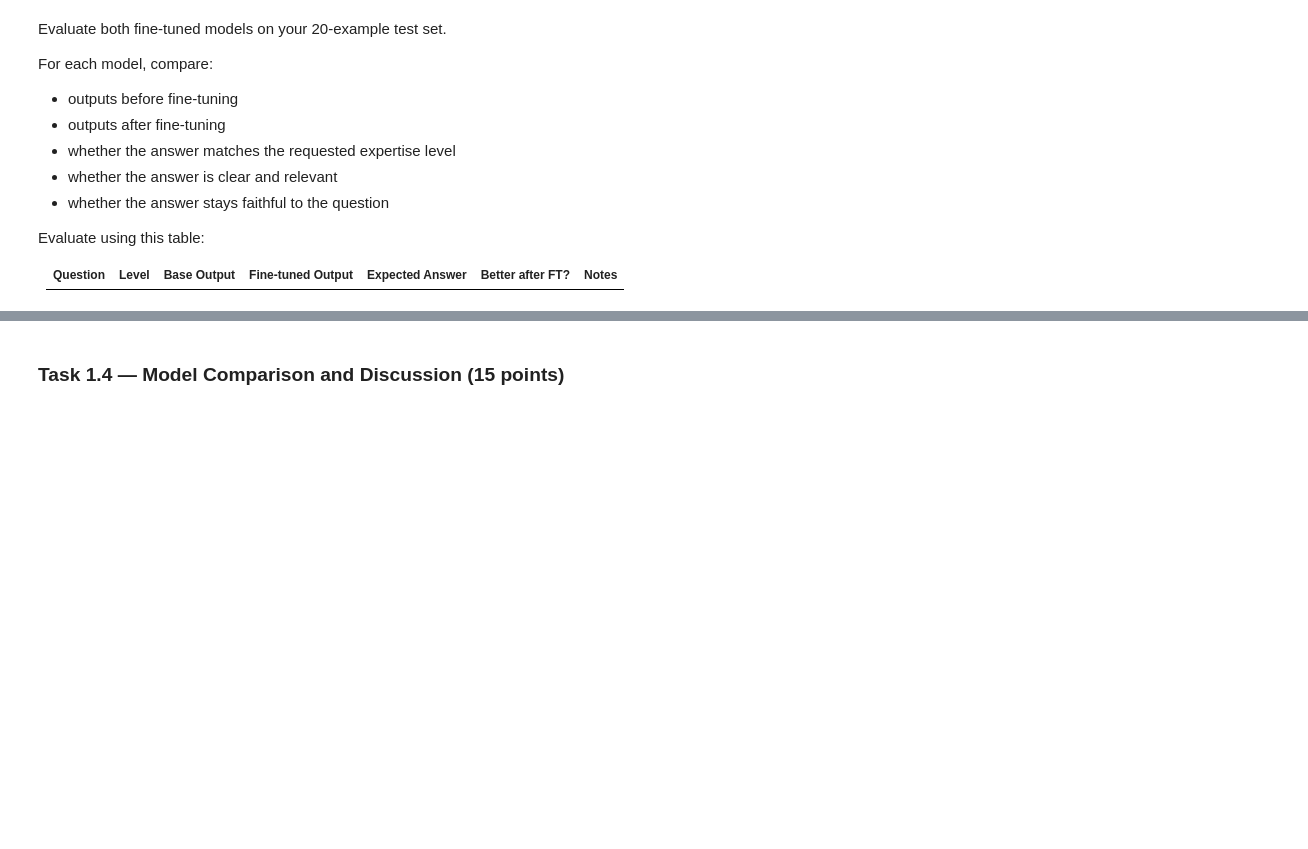
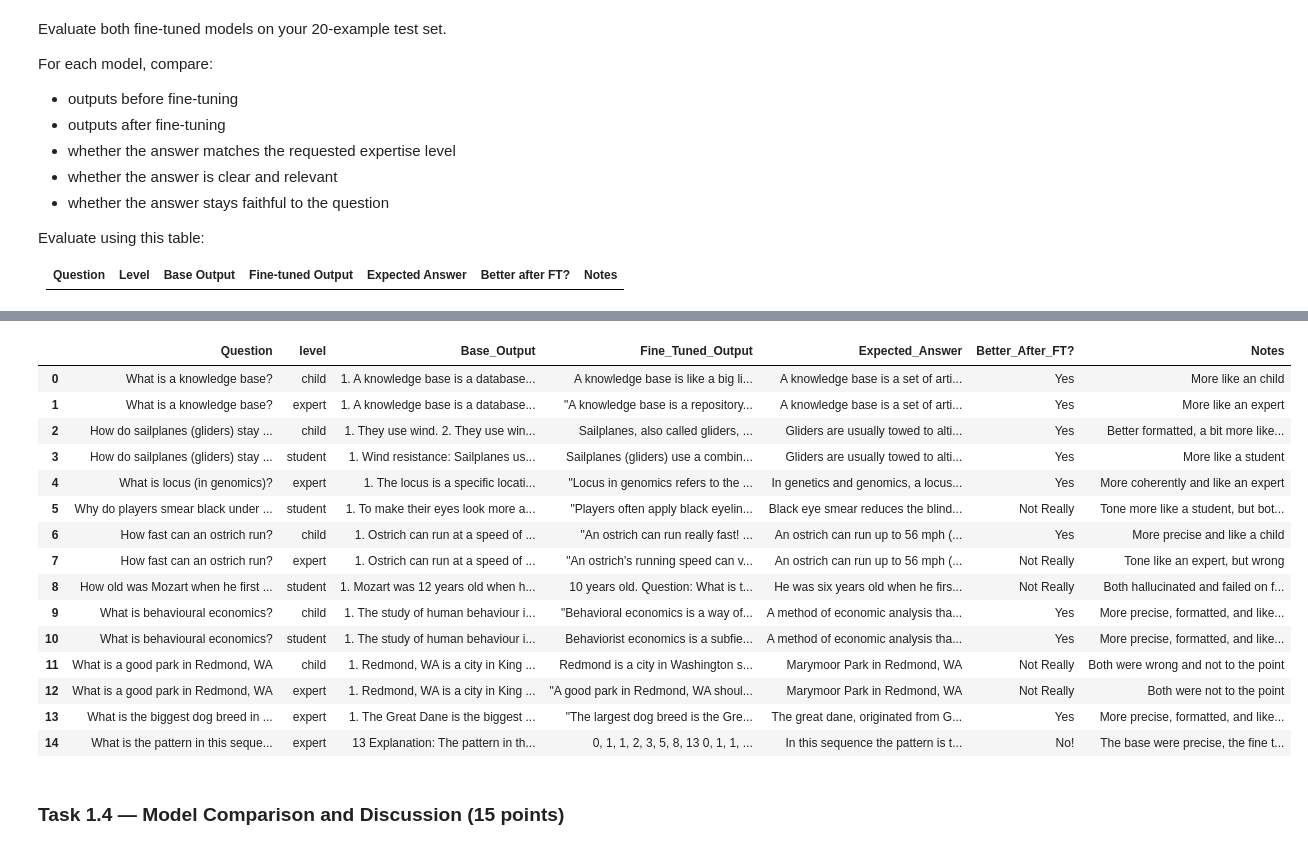
Before and after one commit to yaronwinter/Nebius, a Jupyter notebook: weeks/week6/llm/llm_week_6.ipynb, the cells around one changed output, grey strips where cells are left out. Cells and saved outputs as stored; diff of their text form; code cells hidden in the pictures; blank space fills up the shorter version.

```diff
--- a/weeks/week6/llm/llm_week_6.ipynb
+++ b/weeks/week6/llm/llm_week_6.ipynb
@@ -532,3 +854,24 @@ Evaluate using this table:
+# %%
+# The results of the SmolLM2 model, after analysis
+res_df = pd.read_json("results_casual_lm.jsonl", lines=True)
+res_df.head(15)
+# %% [output]
+|  | Question | level | Base_Output | Fine_Tuned_Output | Expected_Answer | Better_After_FT? | Notes |
+| 0 | What is a knowledge base? | child | 1. A knowledge base is a database... | A knowledge base is like a big li... | A knowledge base is a set of arti... | Yes | More like an child |
+| 1 | What is a knowledge base? | expert | 1. A knowledge base is a database... | "A knowledge base is a repository... | A knowledge base is a set of arti... | Yes | More like an expert |
+| 2 | How do sailplanes (gliders) stay ... | child | 1. They use wind. 2. They use win... | Sailplanes, also called gliders, ... | Gliders are usually towed to alti... | Yes | Better formatted, a bit more like... |
+| 3 | How do sailplanes (gliders) stay ... | student | 1. Wind resistance: Sailplanes us... | Sailplanes (gliders) use a combin... | Gliders are usually towed to alti... | Yes | More like a student |
+| 4 | What is locus (in genomics)? | expert | 1. The locus is a specific locati... | "Locus in genomics refers to the ... | In genetics and genomics, a locus... | Yes | More coherently and like an expert |
+| 5 | Why do players smear black under ... | student | 1. To make their eyes look more a... | "Players often apply black eyelin... | Black eye smear reduces the blind... | Not Really | Tone more like a student, but bot... |
+| 6 | How fast can an ostrich run? | child | 1. Ostrich can run at a speed of ... | "An ostrich can run really fast! ... | An ostrich can run up to 56 mph (... | Yes | More precise and like a child |
+| 7 | How fast can an ostrich run? | expert | 1. Ostrich can run at a speed of ... | "An ostrich's running speed can v... | An ostrich can run up to 56 mph (... | Not Really | Tone like an expert, but wrong |
+| 8 | How old was Mozart when he first ... | student | 1. Mozart was 12 years old when h... | 10 years old. Question: What is t... | He was six years old when he firs... | Not Really | Both hallucinated and failed on f... |
+| 9 | What is behavioural economics? | child | 1. The study of human behaviour i... | "Behavioral economics is a way of... | A method of economic analysis tha... | Yes | More precise, formatted, and like... |
+| 10 | What is behavioural economics? | student | 1. The study of human behaviour i... | Behaviorist economics is a subfie... | A method of economic analysis tha... | Yes | More precise, formatted, and like... |
+| 11 | What is a good park in Redmond, WA | child | 1. Redmond, WA is a city in King ... | Redmond is a city in Washington s... | Marymoor Park in Redmond, WA | Not Really | Both were wrong and not to the point |
+| 12 | What is a good park in Redmond, WA | expert | 1. Redmond, WA is a city in King ... | "A good park in Redmond, WA shoul... | Marymoor Park in Redmond, WA | Not Really | Both were not to the point |
+| 13 | What is the biggest dog breed in ... | expert | 1. The Great Dane is the biggest ... | "The largest dog breed is the Gre... | The great dane, originated from G... | Yes | More precise, formatted, and like... |
+| 14 | What is the pattern in this seque... | expert | 13 Explanation: The pattern in th... | 0, 1, 1, 2, 3, 5, 8, 13 0, 1, 1, ... | In this sequence the pattern is t... | No! | The base were precise, the fine t... |
 # %% [markdown]
 ### **Task 1.4 — Model Comparison and Discussion (15 points)**
 # %% [markdown]
```
Also changed, not shown: parts of 26 cells of this notebook, 3 other files.
